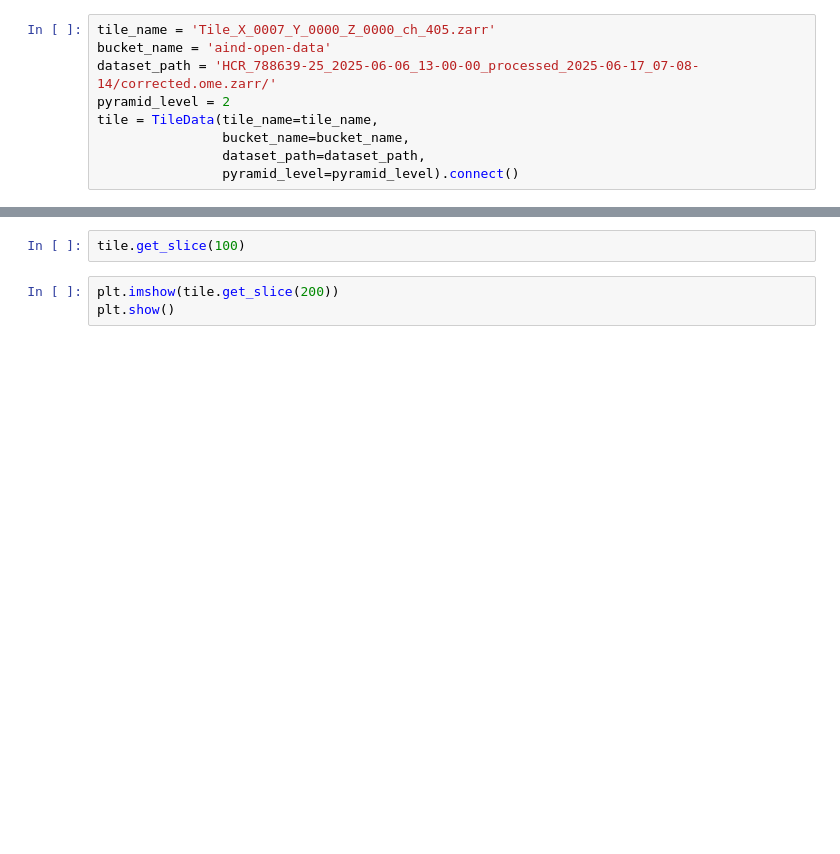
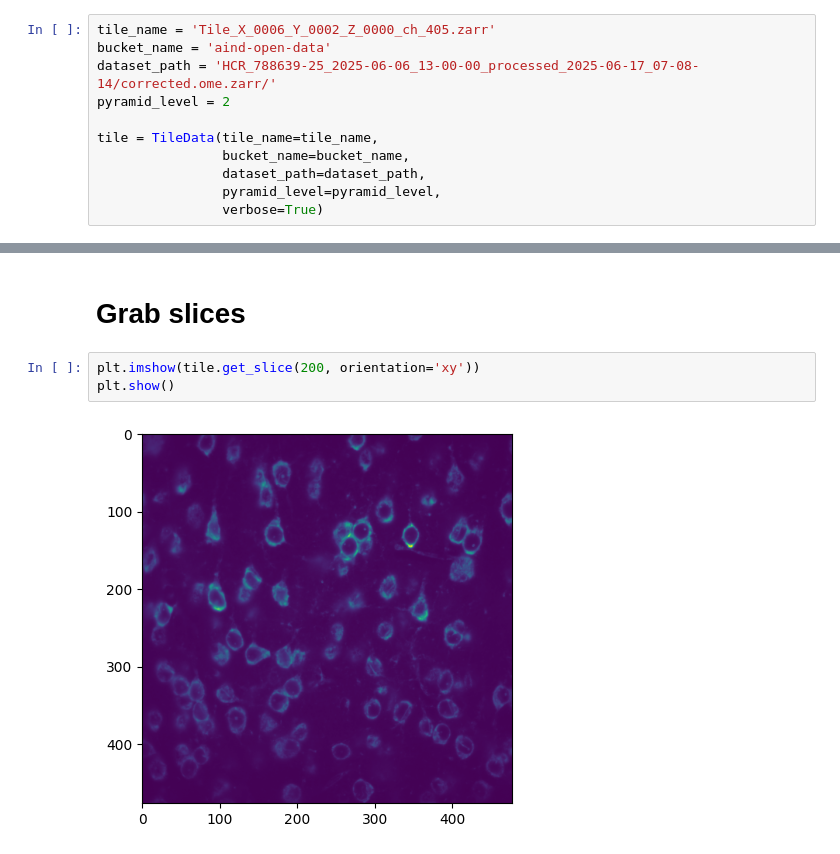
Before and after one commit to AllenNeuralDynamics/aind-hcr-data-loader, a Jupyter notebook: src/aind_hcr_data_loader/examples/tile_data_usage.ipynb, the cells around one changed output, grey strips where cells are left out. Cells and saved outputs as stored; diff of their text form; blank space fills up the shorter version.

Commit message:
update tile_data, added pre commit checks

```diff
--- a/src/aind_hcr_data_loader/examples/tile_data_usage.ipynb
+++ b/src/aind_hcr_data_loader/examples/tile_data_usage.ipynb
@@ -17,10 +11,12 @@ The autoreload extension is already loaded. To reload it, use:
 # %%
-tile_name = 'Tile_X_0007_Y_0000_Z_0000_ch_405.zarr'
+tile_name = 'Tile_X_0006_Y_0002_Z_0000_ch_405.zarr'
 bucket_name = 'aind-open-data'
 dataset_path = 'HCR_788639-25_2025-06-06_13-00-00_processed_2025-06-17_07-08-14/corrected.ome.zarr/'
 pyramid_level = 2
+
 tile = TileData(tile_name=tile_name,
                 bucket_name=bucket_name,
                 dataset_path=dataset_path,
-                pyramid_level=pyramid_level).connect()
+                pyramid_level=pyramid_level,
+                verbose=True)
 # %% [output]
@@ -30,5 +59,7 @@ print(tile.shape)
+# %% [markdown]
+# Grab slices
 # %%
-tile.get_slice(100)
+plt.imshow(tile.get_slice(200, orientation='xy'))
+plt.show()
+# %% [output]
+[figure, added]
-# %%
-plt.imshow(tile.get_slice(200))
-plt.show()
```
Also changed, not shown: parts of 16 cells of this notebook, 8 other files.
